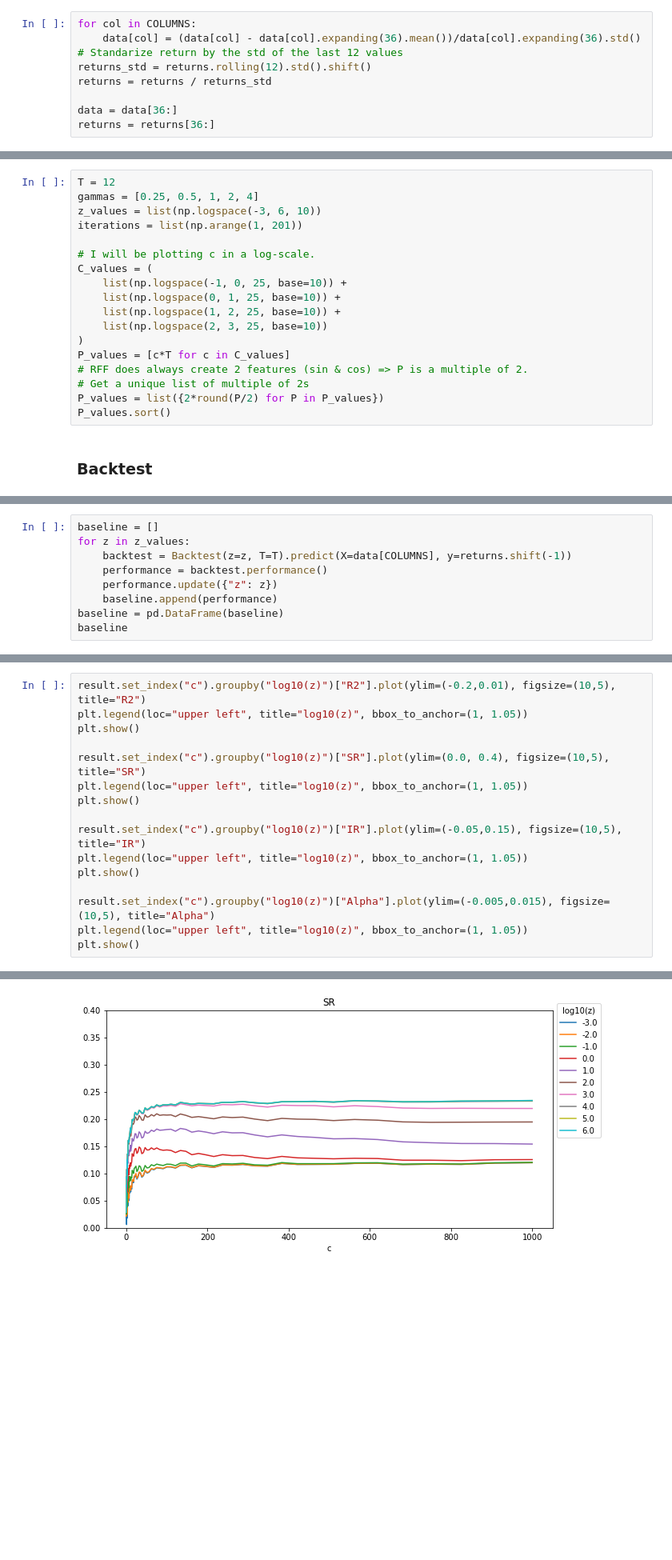
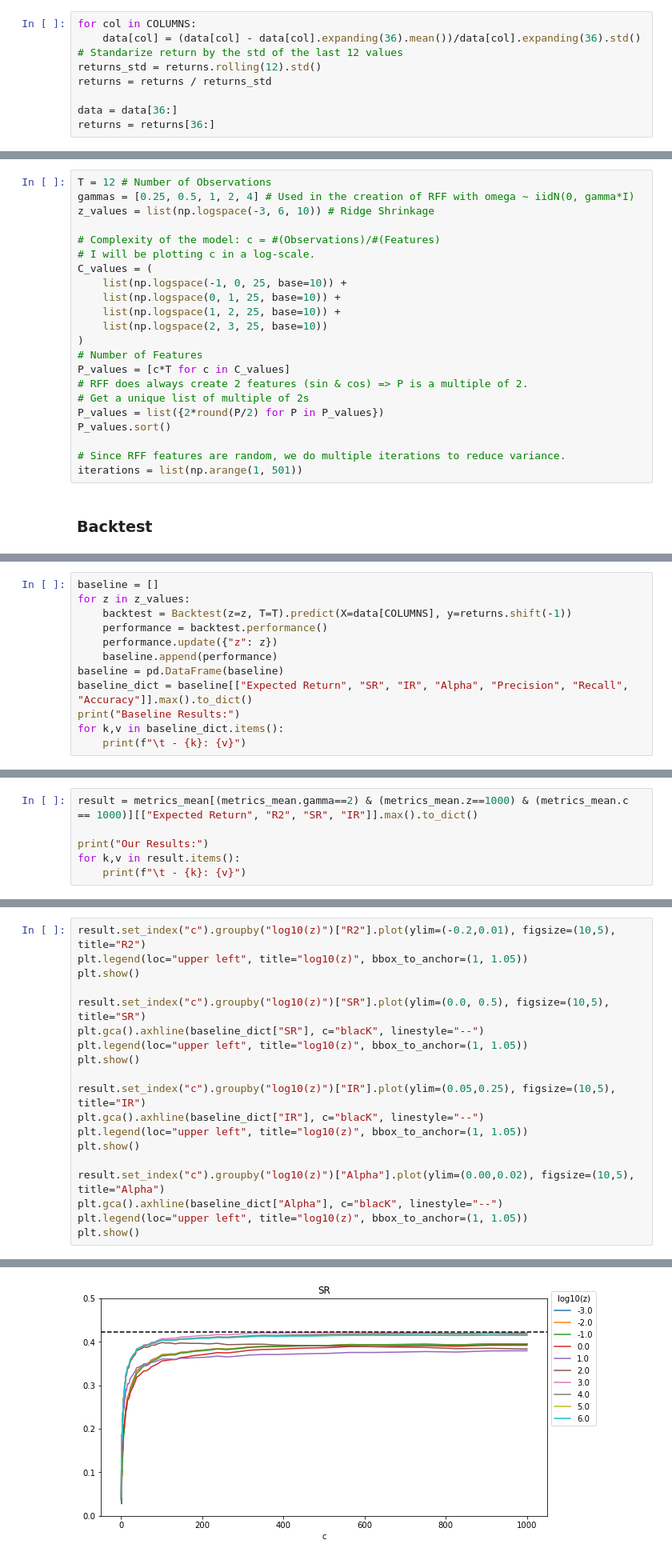
Before and after one commit to nkonts/replication-the-virtue-of-complexity-in-return-prediction, a Jupyter notebook: simulations.ipynb, the cells around one changed output, grey strips where cells are left out. Shown at 80% size. Cells and saved outputs as stored; diff of their text form; blank space fills up the shorter version.

Commit message:
500 iterations

```diff
--- a/simulations.ipynb
+++ b/simulations.ipynb
@@ -31,7 +29,7 @@ I did try a few different normalizations and the end results seems to be nearly
 for col in COLUMNS:
     data[col] = (data[col] - data[col].expanding(36).mean())/data[col].expanding(36).std()
 # Standarize return by the std of the last 12 values
-returns_std = returns.rolling(12).std().shift()
+returns_std = returns.rolling(12).std()
 returns = returns / returns_std
 
 data = data[36:]
@@ -41,11 +39,11 @@ returns = returns[36:]
 # %% [markdown]
 ### Parameters
 # %%
-T = 12
-gammas = [0.25, 0.5, 1, 2, 4]
-z_values = list(np.logspace(-3, 6, 10))
-iterations = list(np.arange(1, 201))
+T = 12 # Number of Observations
+gammas = [0.25, 0.5, 1, 2, 4] # Used in the creation of RFF with omega ~ iidN(0, gamma*I)
+z_values = list(np.logspace(-3, 6, 10)) # Ridge Shrinkage
 
+# Complexity of the model: c = #(Observations)/#(Features)
 # I will be plotting c in a log-scale.
 C_values = (
     list(np.logspace(-1, 0, 25, base=10)) +
@@ -53,11 +51,15 @@ C_values = (
     list(np.logspace(1, 2, 25, base=10)) +
     list(np.logspace(2, 3, 25, base=10))
 )
+# Number of Features
 P_values = [c*T for c in C_values]
 # RFF does always create 2 features (sin & cos) => P is a multiple of 2.
 # Get a unique list of multiple of 2s
 P_values = list({2*round(P/2) for P in P_values})
 P_values.sort()
+
+# Since RFF features are random, we do multiple iterations to reduce variance.
+iterations = list(np.arange(1, 501))
 # %% [markdown]
 ### Backtest
 # %%
@@ -91,5 +95,8 @@ for z in z_values:
     performance.update({"z": z})
     baseline.append(performance)
 baseline = pd.DataFrame(baseline)
-baseline
+baseline_dict = baseline[["Expected Return", "SR", "IR", "Alpha", "Precision", "Recall", "Accuracy"]].max().to_dict()
+print("Baseline Results:")
+for k,v in baseline_dict.items():
+    print(f"\t - {k}: {v}")
 # %% [output]
@@ -134,0 +130,6 @@ The difference in Alpha and IR make me suspicious about my calculations. IR comp
+# %%
+result = metrics_mean[(metrics_mean.gamma==2) & (metrics_mean.z==1000) & (metrics_mean.c == 1000)][["Expected Return", "R2", "SR", "IR"]].max().to_dict()
+
+print("Our Results:")
+for k,v in result.items():
+    print(f"\t - {k}: {v}")
@@ -201,15 +243,18 @@ result.set_index("c").groupby("log10(z)")["R2"].plot(ylim=(-0.2,0.01), figsize=(
 plt.legend(loc="upper left", title="log10(z)", bbox_to_anchor=(1, 1.05))
 plt.show()
 
-result.set_index("c").groupby("log10(z)")["SR"].plot(ylim=(0.0, 0.4), figsize=(10,5), title="SR")
+result.set_index("c").groupby("log10(z)")["SR"].plot(ylim=(0.0, 0.5), figsize=(10,5), title="SR")
+plt.gca().axhline(baseline_dict["SR"], c="blacK", linestyle="--")
 plt.legend(loc="upper left", title="log10(z)", bbox_to_anchor=(1, 1.05))
 plt.show()
 
-result.set_index("c").groupby("log10(z)")["IR"].plot(ylim=(-0.05,0.15), figsize=(10,5), title="IR")
+result.set_index("c").groupby("log10(z)")["IR"].plot(ylim=(0.05,0.25), figsize=(10,5), title="IR")
+plt.gca().axhline(baseline_dict["IR"], c="blacK", linestyle="--")
 plt.legend(loc="upper left", title="log10(z)", bbox_to_anchor=(1, 1.05))
 plt.show()
 
-result.set_index("c").groupby("log10(z)")["Alpha"].plot(ylim=(-0.005,0.015), figsize=(10,5), title="Alpha")
+result.set_index("c").groupby("log10(z)")["Alpha"].plot(ylim=(0.00,0.02), figsize=(10,5), title="Alpha")
+plt.gca().axhline(baseline_dict["Alpha"], c="blacK", linestyle="--")
 plt.legend(loc="upper left", title="log10(z)", bbox_to_anchor=(1, 1.05))
 plt.show()
 # %% [output]
@@ -217 +262 @@ plt.show()
-[figure, old version]
+[figure, new version]
```
Also changed, not shown: parts of 14 cells of this notebook, 10 other files.
